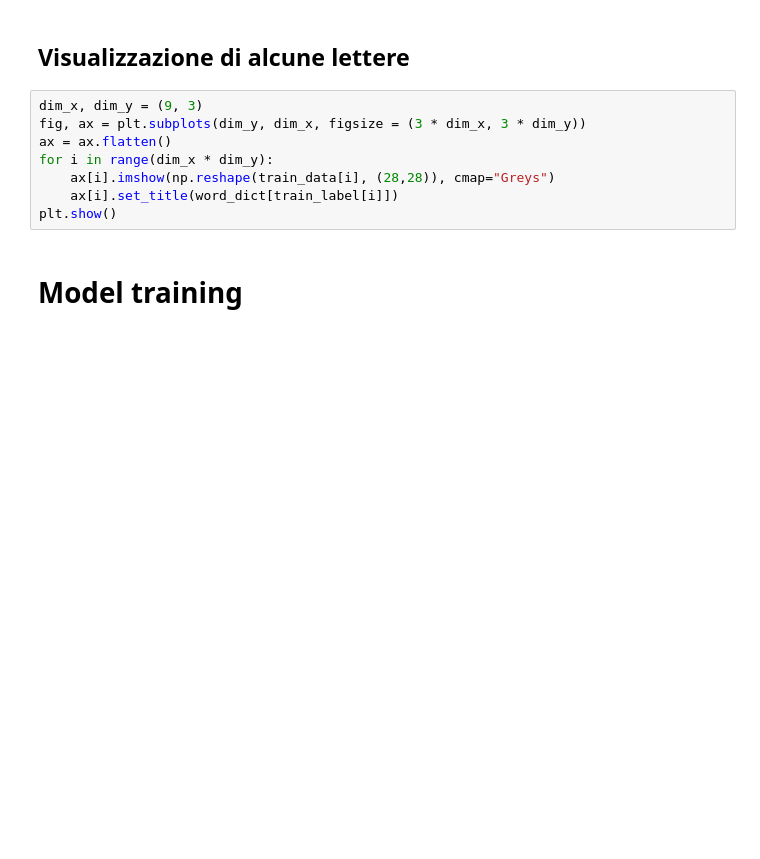
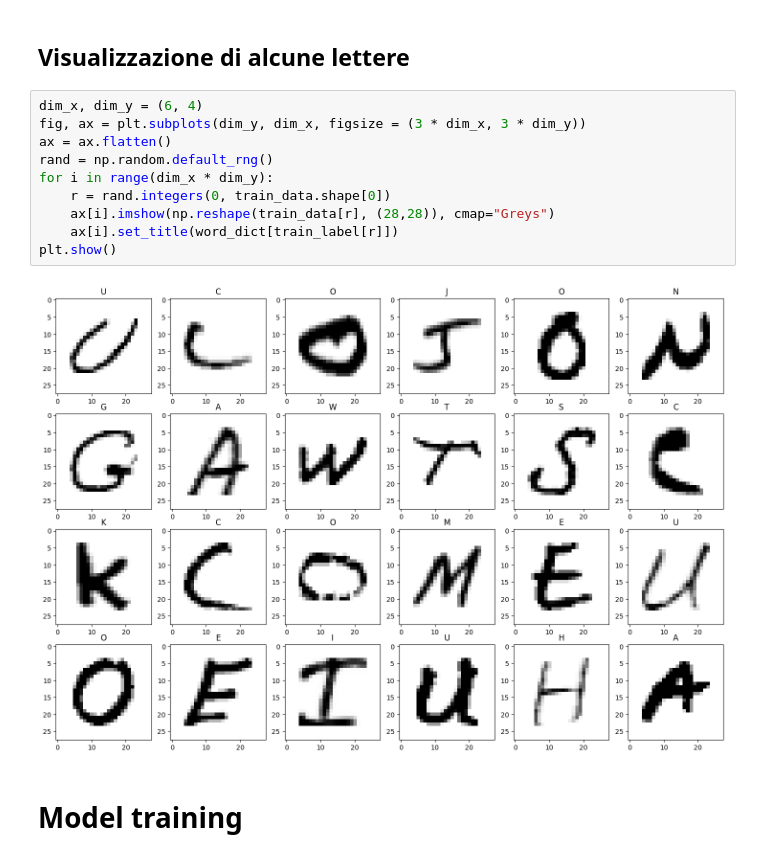
Before and after one commit to ChristianPozzoli/cnn-handwritten-alphabet-recognition, a Jupyter notebook: cnn-keras.ipynb, the cells around one changed output. Drawn from its saved outputs; the diff is of its cells as text; blank space fills up the shorter version.

```diff
--- a/cnn-keras.ipynb
+++ b/cnn-keras.ipynb
@@ -73,13 +118,17 @@ plt.show()
 # %% [markdown]
 ## Visualizzazione di alcune lettere
 # %%
-dim_x, dim_y = (9, 3)
+dim_x, dim_y = (6, 4)
 fig, ax = plt.subplots(dim_y, dim_x, figsize = (3 * dim_x, 3 * dim_y))
 ax = ax.flatten()
+rand = np.random.default_rng()
 for i in range(dim_x * dim_y):
-    ax[i].imshow(np.reshape(train_data[i], (28,28)), cmap="Greys")
-    ax[i].set_title(word_dict[train_label[i]])
+    r = rand.integers(0, train_data.shape[0])
+    ax[i].imshow(np.reshape(train_data[r], (28,28)), cmap="Greys")
+    ax[i].set_title(word_dict[train_label[r]])
 plt.show()
+# %% [output]
+[figure, added]
 # %% [markdown]
 # Model training
 # %% [markdown]
```
Also changed, not shown: parts of 21 cells of this notebook, 8 other files.
